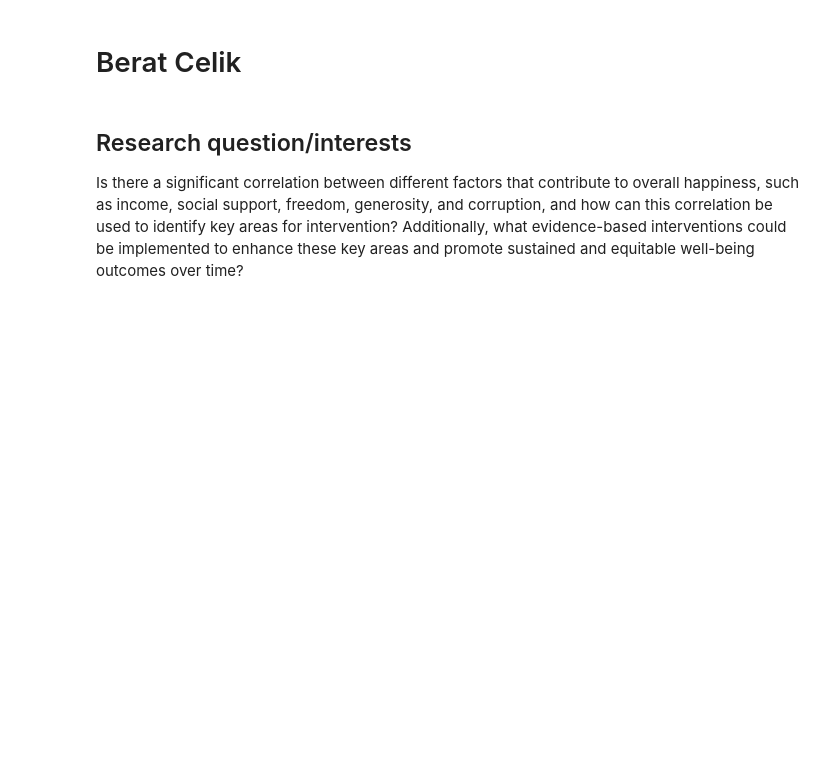
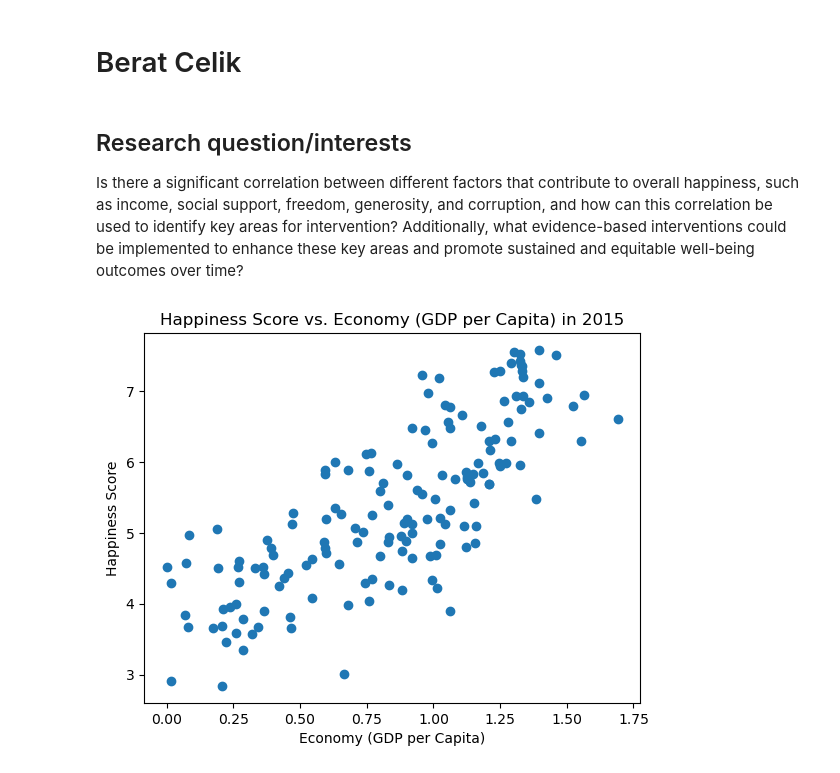
Before and after one commit to ubco-W2022T2-data301/project-group-group100, a Jupyter notebook: analysis/analysis1.ipynb, the cells around one changed output. Saved outputs shown, nothing was run; the diff lists cells and outputs as text; code cells hidden in the pictures; blank space fills up the shorter version.

```diff
--- a/analysis/analysis1.ipynb
+++ b/analysis/analysis1.ipynb
@@ -9,11 +9,19 @@ import numpy as np
 import matplotlib.pyplot as plt
 import seaborn as sns
 # %%
-Raw_Data_2015 = pd.read_csv('../data/raw/Raw Data/2015.csv')
-Raw_Data_2016 = pd.read_csv('../data/raw/Raw Data/2016.csv')
-Raw_Data_2017 = pd.read_csv('../data/raw/Raw Data/2017.csv')
-Raw_Data_2018 = pd.read_csv('../data/raw/Raw Data/2018.csv')
-Raw_Data_2019 = pd.read_csv('../data/raw/Raw Data/2019.csv')
-Raw_Data_2020 = pd.read_csv('../data/raw/Raw Data/2020.csv')
-Raw_Data_2021 = pd.read_csv('../data/raw/Raw Data/2021.csv')
-Raw_Data_2022 = pd.read_csv('../data/raw/Raw Data/2022.csv')
+Data2015 = pd.read_csv('../data/processed/2015_Clean_Data.csv')
+Data2016 = pd.read_csv('../data/processed/2016_Clean_Data.csv')
+Data2017 = pd.read_csv('../data/processed/2017_Clean_Data.csv')
+Data2018 = pd.read_csv('../data/processed/2018_Clean_Data.csv')
+Data2019 = pd.read_csv('../data/processed/2019_Clean_Data.csv')
+Data2020 = pd.read_csv('../data/processed/2020_Clean_Data.csv')
+Data2021 = pd.read_csv('../data/processed/2021_Clean_Data.csv')
+Data2022 = pd.read_csv('../data/processed/2022_Clean_Data.csv')
+# %%
+plt.scatter(Data2015['Economy (GDP per Capita)'], Data2015['Happiness Score'])
+plt.xlabel('Economy (GDP per Capita)')
+plt.ylabel('Happiness Score')
+plt.title('Happiness Score vs. Economy (GDP per Capita) in 2015')
+plt.show()
+# %% [output]
+[figure, added]
```
Also changed, not shown: parts of 6 cells of this notebook, 1 other file.
